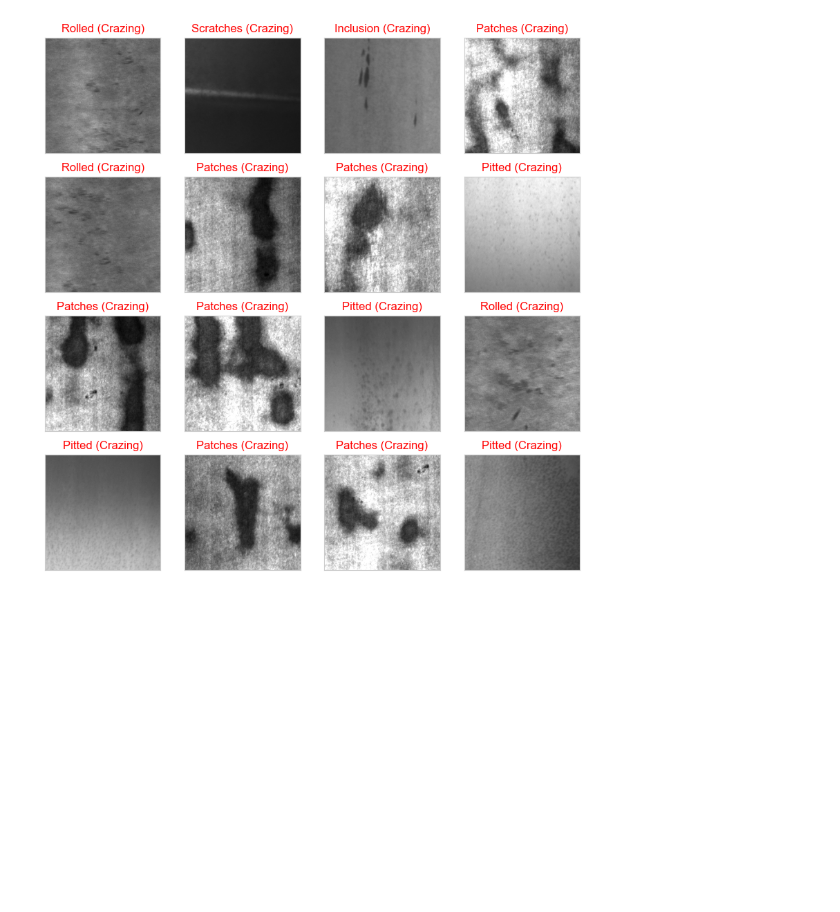
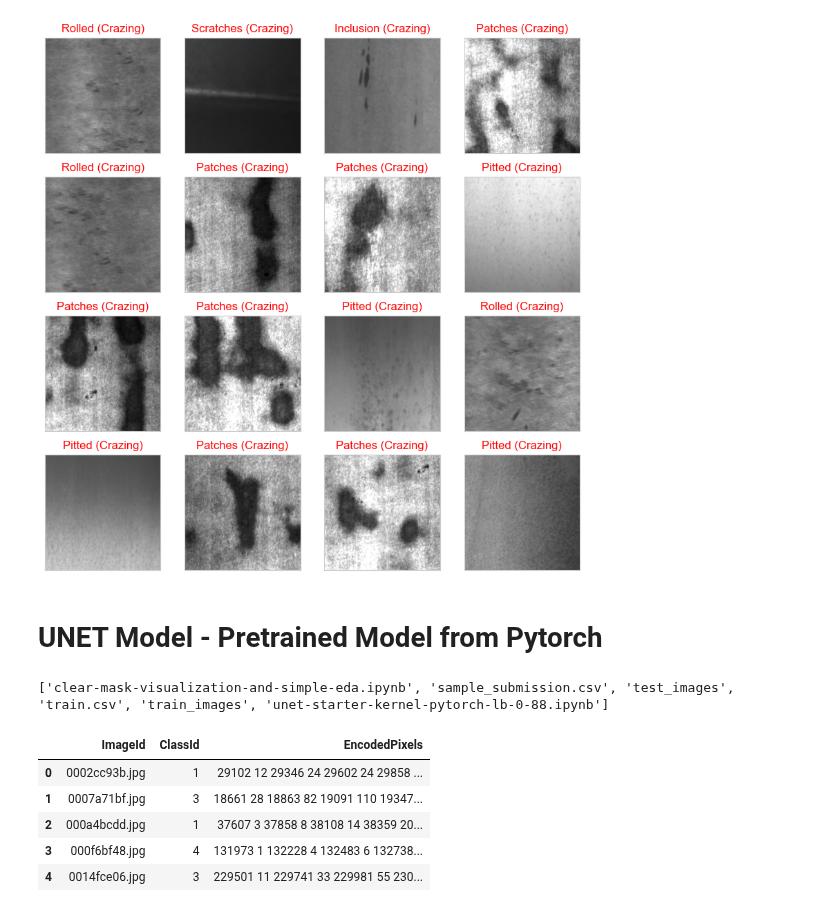
Before and after one commit to amitkumargope/AI-Engineer-Roadmap, a Jupyter notebook: Computer-vision - (Steel industry)/Steel_defects_detection.ipynb, the cells around one changed output. Cells and saved outputs as stored; diff of their text form; code cells hidden in the pictures; blank space fills up the shorter version.

```diff
--- a/Computer-vision - (Steel industry)/Steel_defects_detection.ipynb
+++ b/Computer-vision - (Steel industry)/Steel_defects_detection.ipynb
@@ -231,3 +231,27 @@ for i, idx in enumerate(np.random.choice(x_test.shape[0], size=16, replace=False
 # %% [output]
 3/3 ━━━━━━━━━━━━━━━━━━━━ 0s 75ms/step
 [figure]
+# %% [markdown]
+# UNET Model - Pretrained Model from Pytorch
+# %%
+import numpy as np # linear algebra
+import pandas as pd
+pd.set_option("display.max_rows", 101)
+import os
+print(os.listdir("C:/Users/gopeami/OneDrive - Vesuvius/Desktop/PhD13- 2025-2026/ML Practice/Material property Design/Steel Surface Defects Classification/severstal-steel-defect-detection"))
+import cv2
+import json
+import matplotlib.pyplot as plt
+%matplotlib inline
+plt.rcParams["font.size"] = 15
+import seaborn as sns
+from collections import Counter
+from PIL import Image
+import math
+import seaborn as sns
+from collections import defaultdict
+from pathlib import Path
+import cv2
+from tqdm import tqdm
+# %% [output]
+['clear-mask-visualization-and-simple-eda.ipynb', 'sample_submission.csv', 'test_images', 'train.csv', 'train_images', 'unet-starter-kernel-pytorch-lb-0-88.ipynb']
@@ -233,0 +261,9 @@ for i, idx in enumerate(np.random.choice(x_test.shape[0], size=16, replace=False
+# %%
+train_df.head()
+# %% [output]
+|  | ImageId | ClassId | EncodedPixels |
+| 0 | 0002cc93b.jpg | 1 | 29102 12 29346 24 29602 24 29858 ... |
+| 1 | 0007a71bf.jpg | 3 | 18661 28 18863 82 19091 110 19347... |
+| 2 | 000a4bcdd.jpg | 1 | 37607 3 37858 8 38108 14 38359 20... |
+| 3 | 000f6bf48.jpg | 4 | 131973 1 132228 4 132483 6 132738... |
+| 4 | 0014fce06.jpg | 3 | 229501 11 229741 33 229981 55 230... |
```
Also changed, not shown: parts of 23 cells of this notebook.
